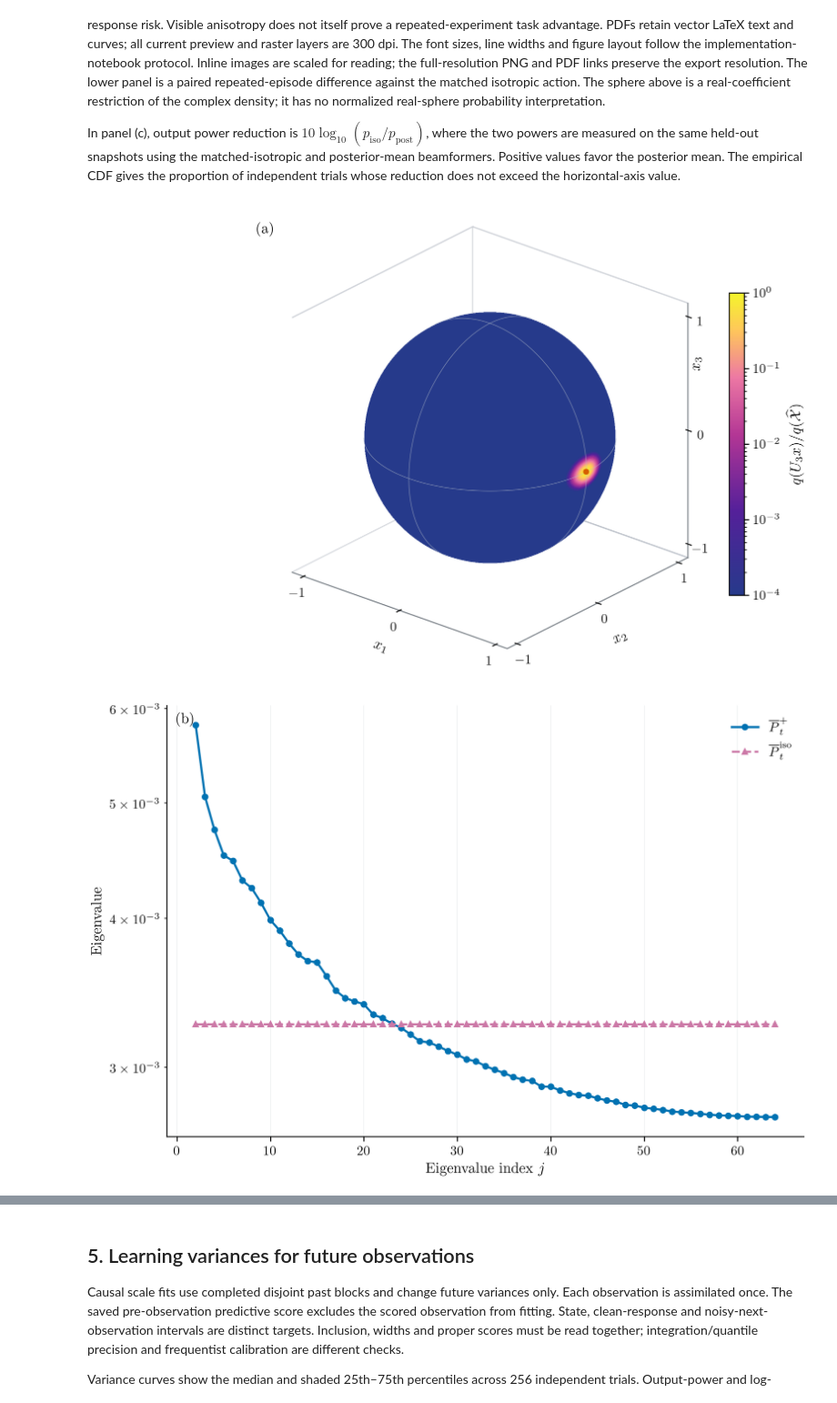
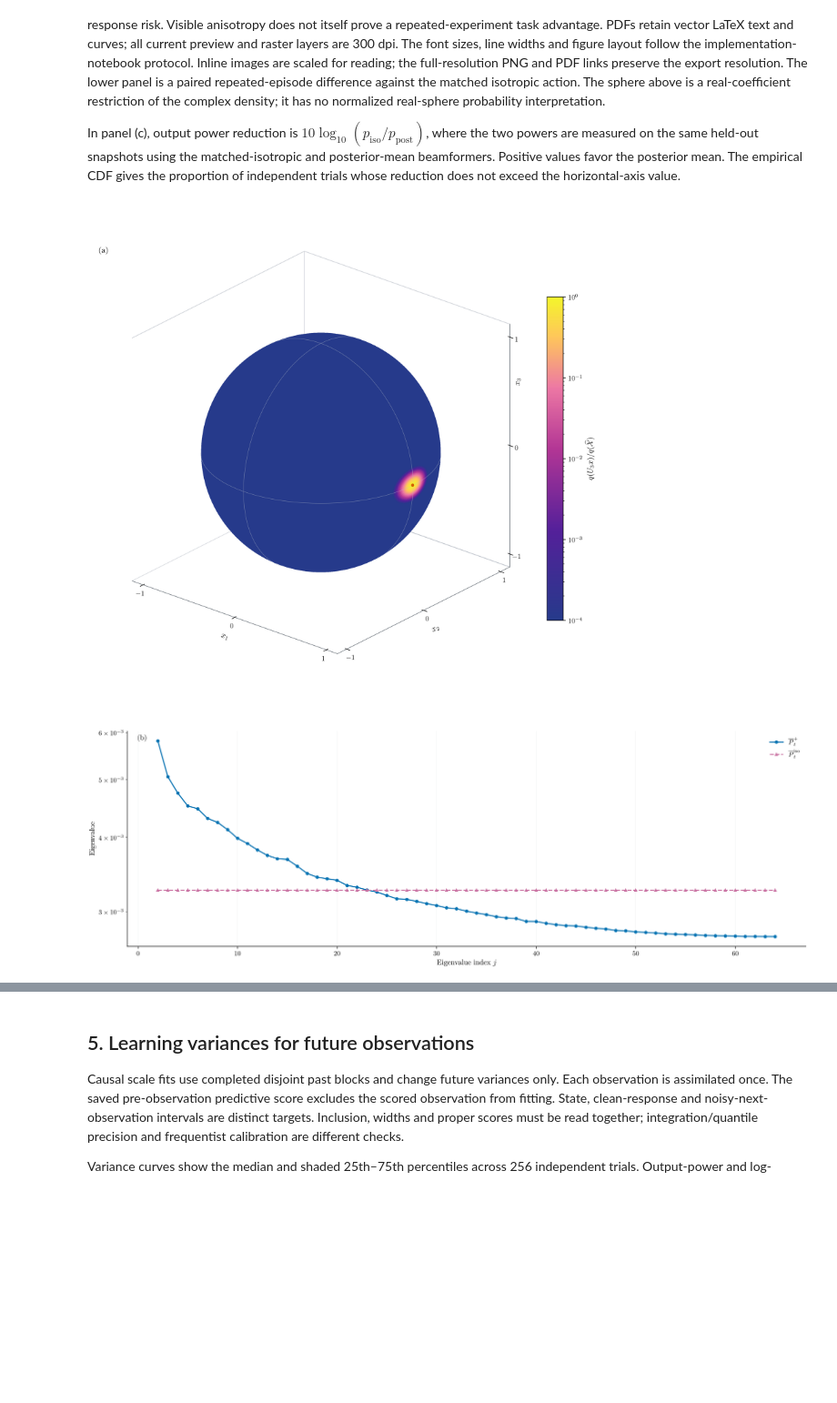
Before and after one commit to shreyasnb/Bayesian-ST, a Jupyter notebook: notebooks/01_array.ipynb, the cells around one changed output, grey strips where cells are left out. Shown at 91% size. Saved outputs shown, nothing was run; the diff lists cells and outputs as text; code cells hidden in the pictures; blank space fills up the shorter version.

```diff
--- a/notebooks/01_array.ipynb
+++ b/notebooks/01_array.ipynb
@@ -342,7 +342,7 @@ from matplotlib import colors
 
 data = load_beamforming_plot_data(ROOT, 'posterior_anisotropy', page=1)
 DPI = 300
-FIGSIZE = (7.5, 5)
+FIGSIZE = (10, 10)
 SAVE_PDF = True
 PDF_PATH = EDITABLE_OUTPUT / 'posterior_anisotropy_sphere.pdf'
 
@@ -421,7 +421,7 @@ from matplotlib import colors
 
 data = load_beamforming_plot_data(ROOT, 'posterior_anisotropy', page=1)
 DPI = 300
-FIGSIZE = (7.5, 5)
+FIGSIZE = (15, 5)
 SAVE_PDF = True
 PDF_PATH = EDITABLE_OUTPUT / 'posterior_anisotropy_eigenvalues.pdf'
 
@@ -472,35 +472,35 @@ PDF_PATH = EDITABLE_OUTPUT / 'posterior_anisotropy_empirical_cdf.pdf'
 STYLE = {
     "mean": (r"$\overline P_t^+$", "#0072B2", "o"),
     "mode": (r"$P_{\widehat{\mathcal X}_t}$", "#D55E00", "s"),
     "iso": (r"$\overline P_t^{\mathrm{iso}}$", "#CC79A7", "^"),
     "isotropic": (r"$\overline P_t^{\mathrm{iso}}$", "#CC79A7", "^"),
     "scm_loaded": ("MVDR with covariance shrinkage", "#484848", "X"),
     "great_window": ("GREAT (sliding window)", "#009E73", "D"),
     "great": ("GREAT (sliding window)", "#009E73", "D"),
     "great_ew": ("GREAT (exponential weighting)", "#56B4E9", "v"),
     "known": ("True variances", "#111111", "s"),
     "exact_known": (r"True variances, $\beta=1$", "#111111", "s"),
     "known_forgetting": ("True variances, forgetting", "#8172B2", "D"),
     "misspecified": ("Fixed variances", "#999999", "^"),
     "learned": ("Learned variances", "#0072B2", "o"),
 }
 
 fig, ax_difference = plt.subplots(figsize=FIGSIZE,dpi=DPI,layout="constrained")
 ax_difference.step(data["differences"],data["cdf"],where="post",color=STYLE["mean"][1])
 ax_difference.axvline(0.,color="#70777D",linestyle="--",linewidth=1.)
 ax_difference.set(xlabel="Output power reduction (dB)",ylabel="Empirical CDF")
 ax_difference.spines[["top","right"]].set_visible(False)
 ax_difference.grid(color="#BFC4C8",alpha=.30,linewidth=.45)
 ax_difference.text(.015,.985,"(c)",transform=ax_difference.transAxes,ha="left",va="top")
 
 # Save only this editable figure; the published result catalogue is untouched.
 if SAVE_PDF:
     PDF_PATH.parent.mkdir(parents=True, exist_ok=True)
     fig.savefig(PDF_PATH, dpi=DPI, bbox_inches=None)
 plt.show()
 # %% [output]
-[figure, old version]
+[figure, new version]
-[figure, old version]
+[figure, new version]
 [figure]
 # %% [markdown]
 ## 5. Learning variances for future observations
```
Also changed, not shown: parts of 3 cells of this notebook, 1 other file.
